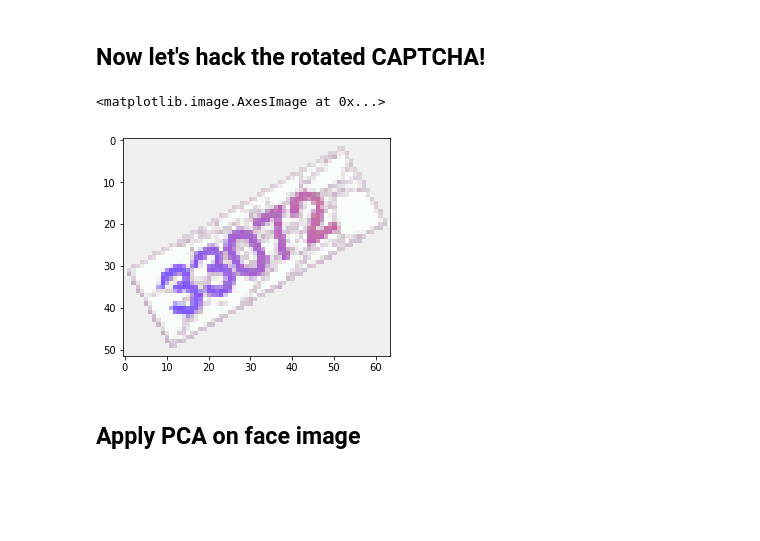
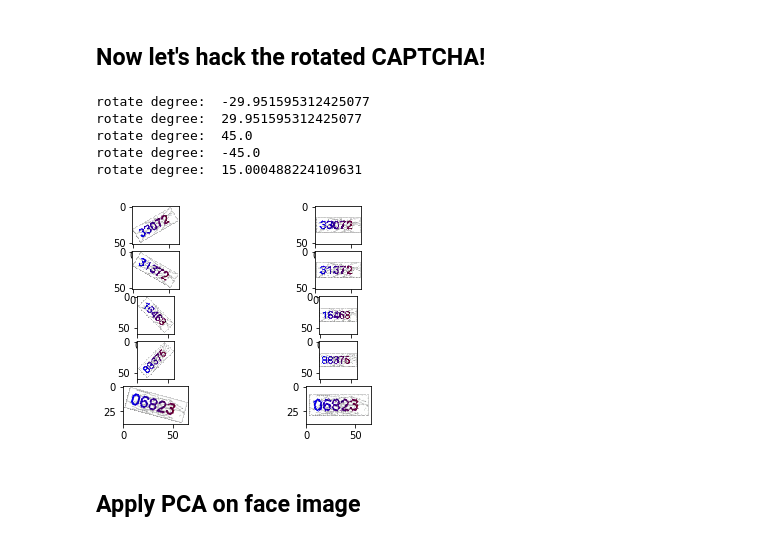
Before and after one commit to Cjkkkk/data_mining_homework, a Jupyter notebook: hw4/pca/pca_exp.ipynb, the cells around one changed output. Saved outputs shown, nothing was run; the diff lists cells and outputs as text; code cells hidden in the pictures; blank space fills up the shorter version.

```diff
--- a/hw4/pca/pca_exp.ipynb
+++ b/hw4/pca/pca_exp.ipynb
@@ -28,12 +28,19 @@ The autoreload extension is already loaded. To reload it, use:
 # %%
 from hack_pca import hack_pca
 
 # Hack different images yourself
-img = hack_pca('1.gif')
-plt.imshow(img)
+f, axarr = plt.subplots(5,2)
+for i in range(5):
+    img, rotate = hack_pca(str(i+1) + '.gif')
+    axarr[i, 0].imshow(img)
+    axarr[i, 1].imshow(rotate)
 # %% [output]
-<matplotlib.image.AxesImage at 0x...>
+rotate degree:  -29.951595312425077
+rotate degree:  29.951595312425077
+rotate degree:  45.0
+rotate degree:  -45.0
+rotate degree:  15.000488224109631
-[figure, old version]
+[figure, new version]
 # %% [markdown]
 ## Apply PCA on face image
 # %%
```
Also changed, not shown: parts of 4 cells of this notebook, 2 other files.
